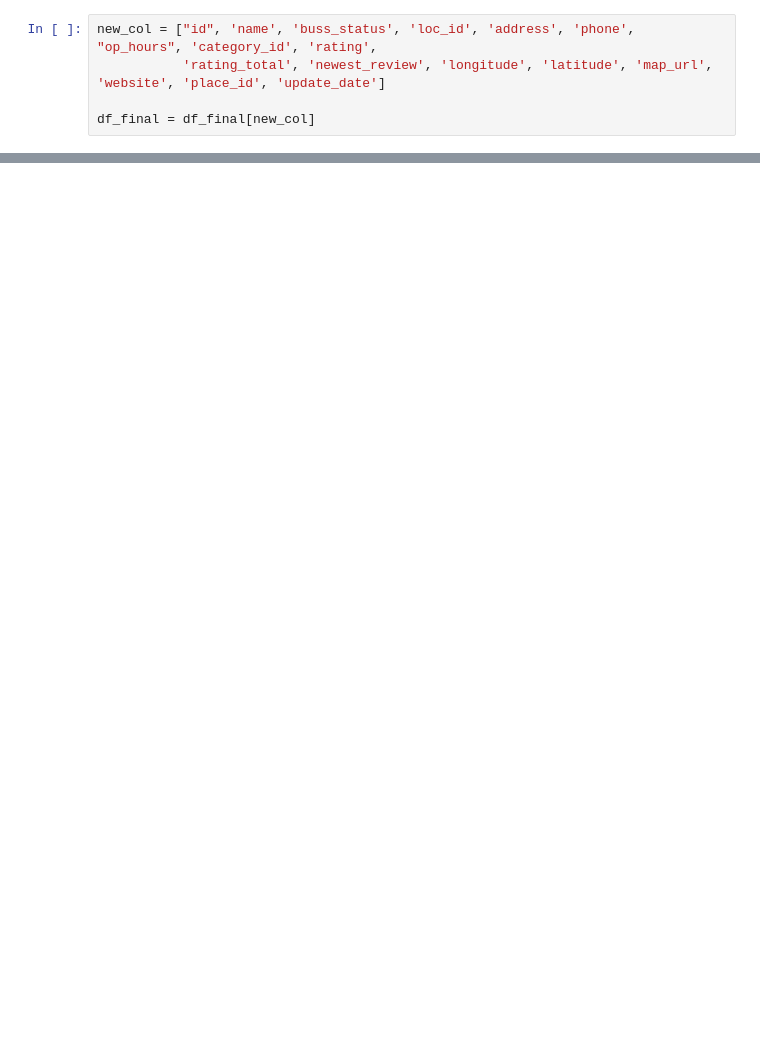
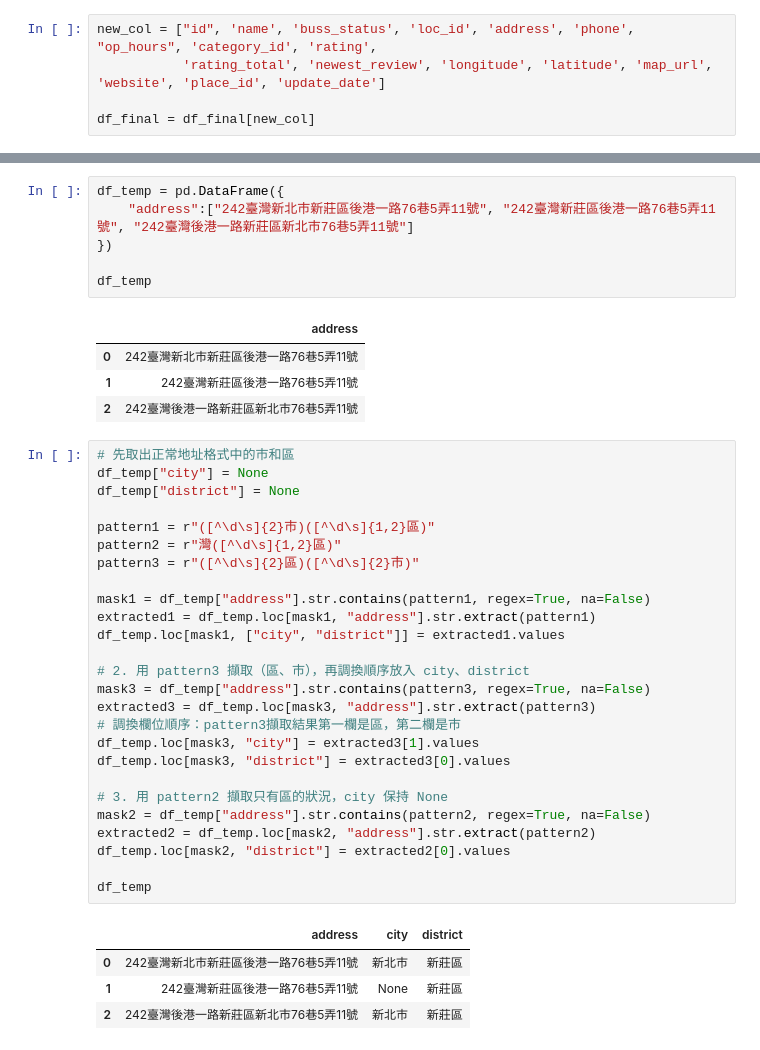
Before and after one commit to refinism-B/TJR103-Group-1-Project, a Jupyter notebook: code/1_bevis/T2_gmap_full_search.ipynb, the cells around one changed output, grey strips where cells are left out. Drawn from its saved outputs; the diff is of its cells as text; blank space fills up the shorter version.

```diff
--- a/code/1_bevis/T2_gmap_full_search.ipynb
+++ b/code/1_bevis/T2_gmap_full_search.ipynb
@@ -125,0 +296,42 @@ df_final.to_sql(name="salon", con=engine, index=False, if_exists="replace")
+# %%
+df_temp = pd.DataFrame({
+    "address":["242臺灣新北市新莊區後港一路76巷5弄11號", "242臺灣新莊區後港一路76巷5弄11號", "242臺灣後港一路新莊區新北市76巷5弄11號"]
+})
+
+df_temp
+# %% [output]
+|  | address |
+| 0 | 242臺灣新北市新莊區後港一路76巷5弄11號 |
+| 1 | 242臺灣新莊區後港一路76巷5弄11號 |
+| 2 | 242臺灣後港一路新莊區新北市76巷5弄11號 |
+# %%
+# 先取出正常地址格式中的市和區
+df_temp["city"] = None
+df_temp["district"] = None
+
+pattern1 = r"([^\d\s]{2}市)([^\d\s]{1,2}區)"
+pattern2 = r"灣([^\d\s]{1,2}區)"
+pattern3 = r"([^\d\s]{2}區)([^\d\s]{2}市)"
+
+mask1 = df_temp["address"].str.contains(pattern1, regex=True, na=False)
+extracted1 = df_temp.loc[mask1, "address"].str.extract(pattern1)
+df_temp.loc[mask1, ["city", "district"]] = extracted1.values
+
+# 2. 用 pattern3 擷取（區、市），再調換順序放入 city、district
+mask3 = df_temp["address"].str.contains(pattern3, regex=True, na=False)
+extracted3 = df_temp.loc[mask3, "address"].str.extract(pattern3)
+# 調換欄位順序：pattern3擷取結果第一欄是區，第二欄是市
+df_temp.loc[mask3, "city"] = extracted3[1].values
+df_temp.loc[mask3, "district"] = extracted3[0].values
+
+# 3. 用 pattern2 擷取只有區的狀況，city 保持 None
+mask2 = df_temp["address"].str.contains(pattern2, regex=True, na=False)
+extracted2 = df_temp.loc[mask2, "address"].str.extract(pattern2)
+df_temp.loc[mask2, "district"] = extracted2[0].values
+
+df_temp
+# %% [output]
+|  | address | city | district |
+| 0 | 242臺灣新北市新莊區後港一路76巷5弄11號 | 新北市 | 新莊區 |
+| 1 | 242臺灣新莊區後港一路76巷5弄11號 | None | 新莊區 |
+| 2 | 242臺灣後港一路新莊區新北市76巷5弄11號 | 新北市 | 新莊區 |
```
Also changed, not shown: parts of 22 cells of this notebook, 3 other files.
